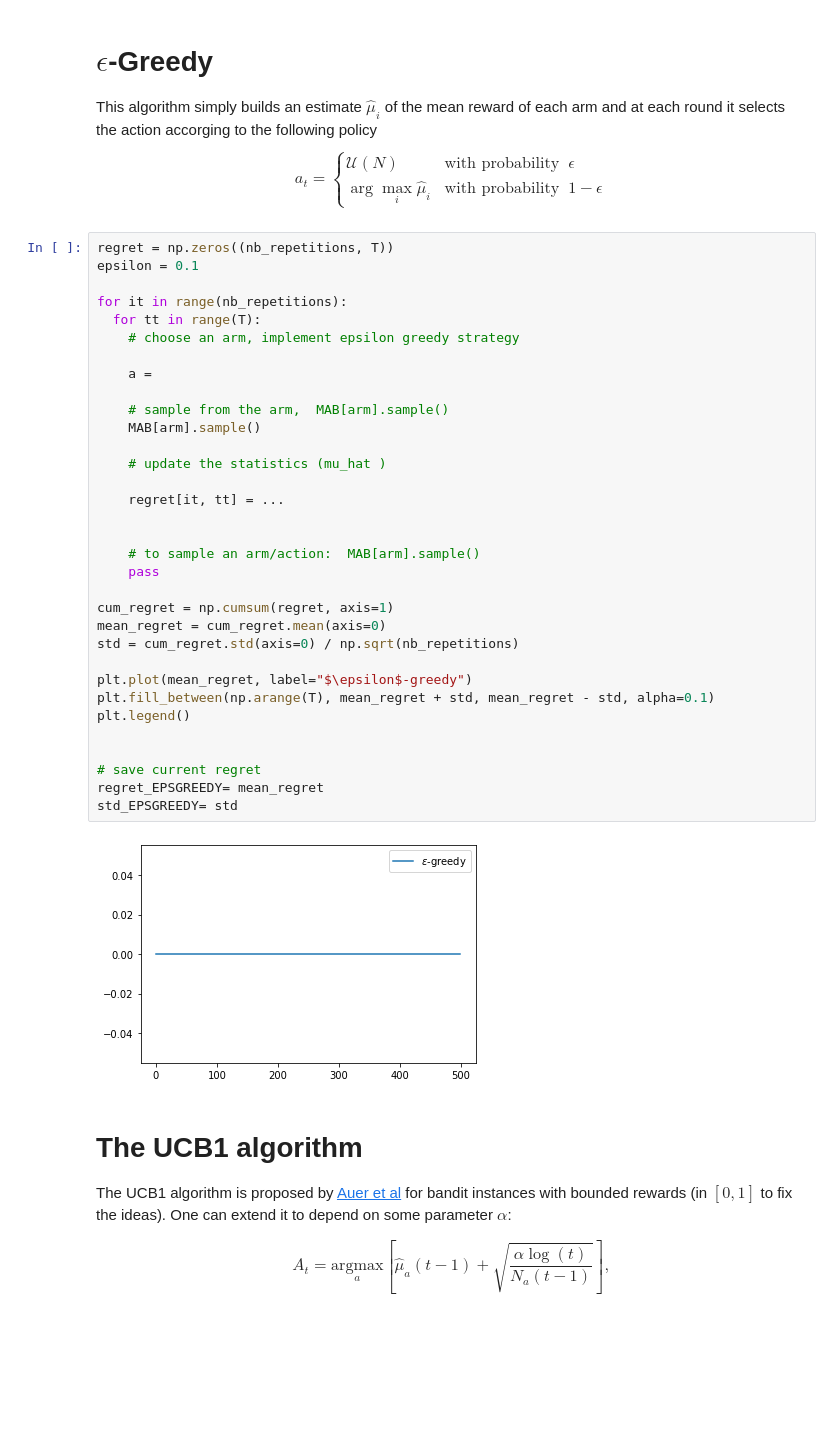
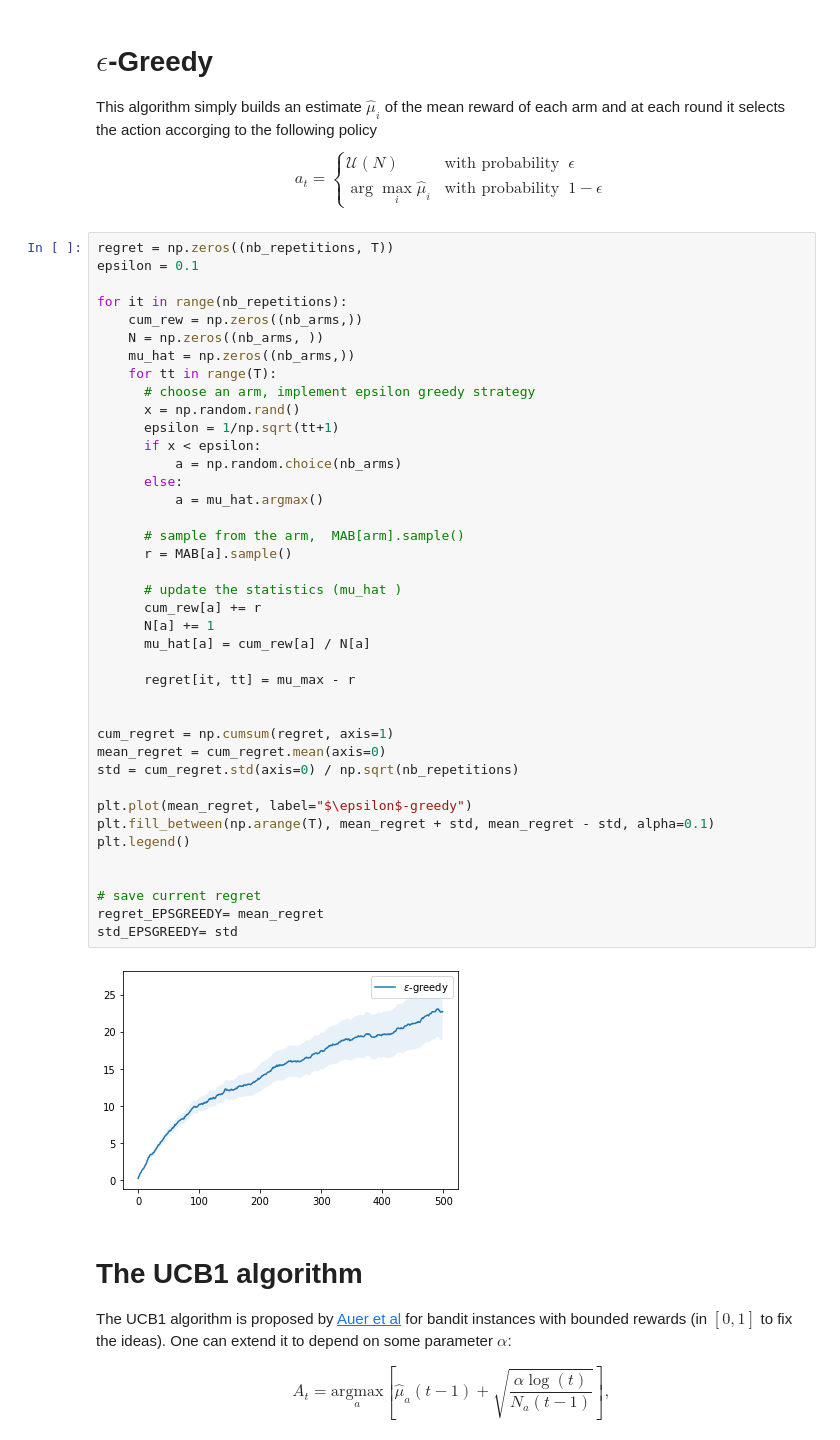
Before and after one commit to Kabongosalomon/Introduction-RL, a Jupyter notebook: Session 04/AMMI_(MAB)_Exercise.ipynb, the cells around one changed output. Saved outputs shown, nothing was run; the diff lists cells and outputs as text; blank space fills up the shorter version.

```diff
--- a/Session 04/AMMI_(MAB)_Exercise.ipynb
+++ b/Session 04/AMMI_(MAB)_Exercise.ipynb
@@ -62,38 +62,45 @@ $$a_t = \begin{cases}
 # %%
 regret = np.zeros((nb_repetitions, T))
 epsilon = 0.1
 
 for it in range(nb_repetitions):
-  for tt in range(T):
-    # choose an arm, implement epsilon greedy strategy
+    cum_rew = np.zeros((nb_arms,))
+    N = np.zeros((nb_arms, ))
+    mu_hat = np.zeros((nb_arms,))
+    for tt in range(T):
+      # choose an arm, implement epsilon greedy strategy
+      x = np.random.rand()
+      epsilon = 1/np.sqrt(tt+1)
+      if x < epsilon:
+          a = np.random.choice(nb_arms)
+      else:
+          a = mu_hat.argmax()
 
-    a =
+      # sample from the arm,  MAB[arm].sample()
+      r = MAB[a].sample()
 
-    # sample from the arm,  MAB[arm].sample()
-    MAB[arm].sample()
+      # update the statistics (mu_hat )
+      cum_rew[a] += r
+      N[a] += 1
+      mu_hat[a] = cum_rew[a] / N[a]
 
-    # update the statistics (mu_hat )
+      regret[it, tt] = mu_max - r
 
-    regret[it, tt] = ...
-
-
-    # to sample an arm/action:  MAB[arm].sample()
-    pass
 
 cum_regret = np.cumsum(regret, axis=1)
 mean_regret = cum_regret.mean(axis=0)
 std = cum_regret.std(axis=0) / np.sqrt(nb_repetitions)
 
 plt.plot(mean_regret, label="$\epsilon$-greedy")
 plt.fill_between(np.arange(T), mean_regret + std, mean_regret - std, alpha=0.1)
 plt.legend()
 
 
 # save current regret
 regret_EPSGREEDY= mean_regret
 std_EPSGREEDY= std
 # %% [output]
-[figure, old version]
+[figure, new version]
 # %% [markdown]
 # The UCB1 algorithm
 
```
